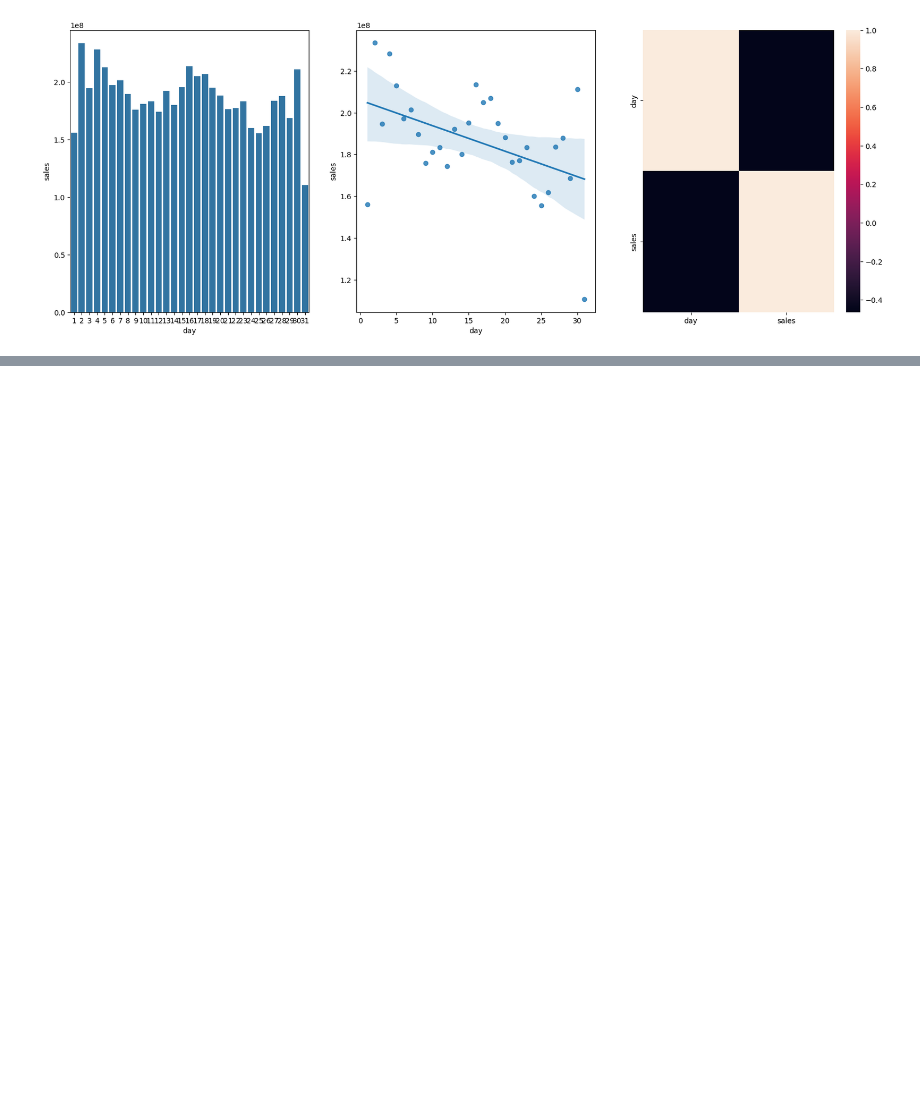
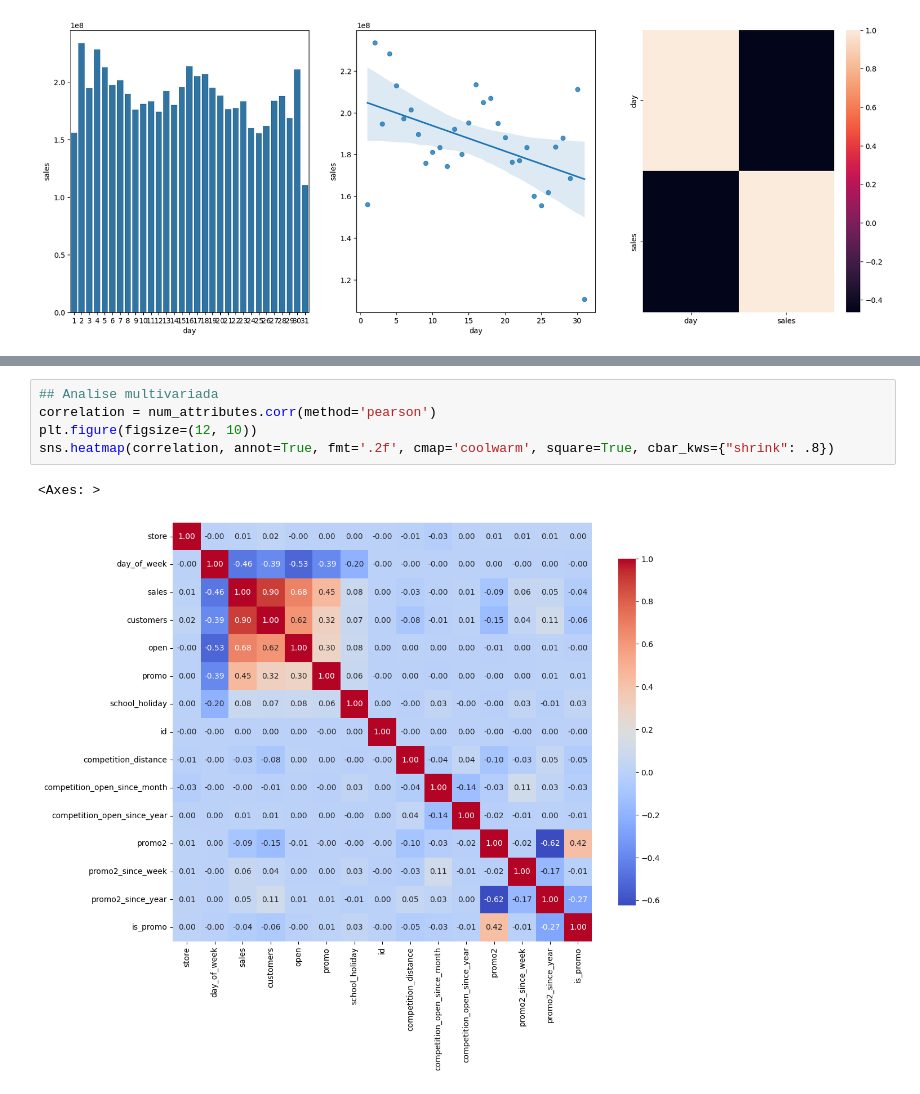
Before and after one commit to IgMnT/DSEmProducao, a Jupyter notebook: store_sales_prediction.ipynb, the cells around one changed output, grey strips where cells are left out. Saved outputs shown, nothing was run; the diff lists cells and outputs as text; blank space fills up the shorter version.

```diff
--- a/store_sales_prediction.ipynb
+++ b/store_sales_prediction.ipynb
@@ -282,0 +377,8 @@ Index(['store', 'day_of_week', 'date', 'sales', 'customers', 'open', 'promo',
+# %%
+## Analise multivariada
+correlation = num_attributes.corr(method='pearson')
+plt.figure(figsize=(12, 10))
+sns.heatmap(correlation, annot=True, fmt='.2f', cmap='coolwarm', square=True, cbar_kws={"shrink": .8})
+# %% [output]
+<Axes: >
+[figure, added]
```
Also changed, not shown: parts of 17 cells of this notebook.
